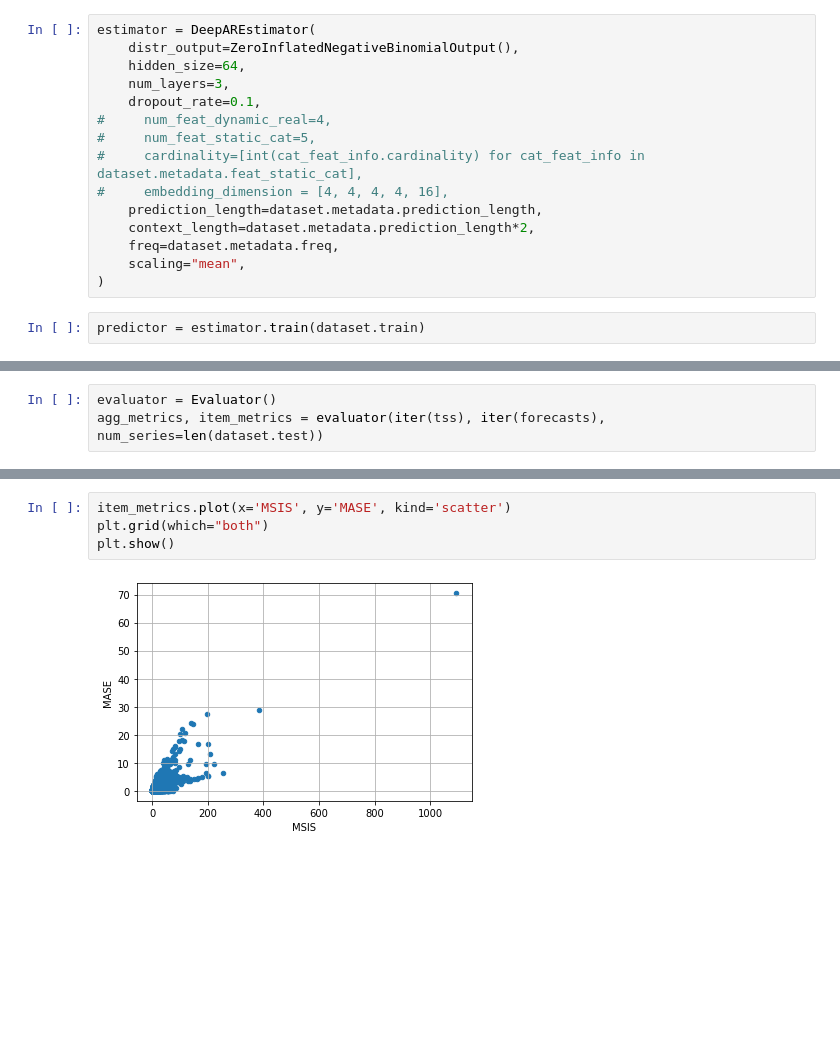
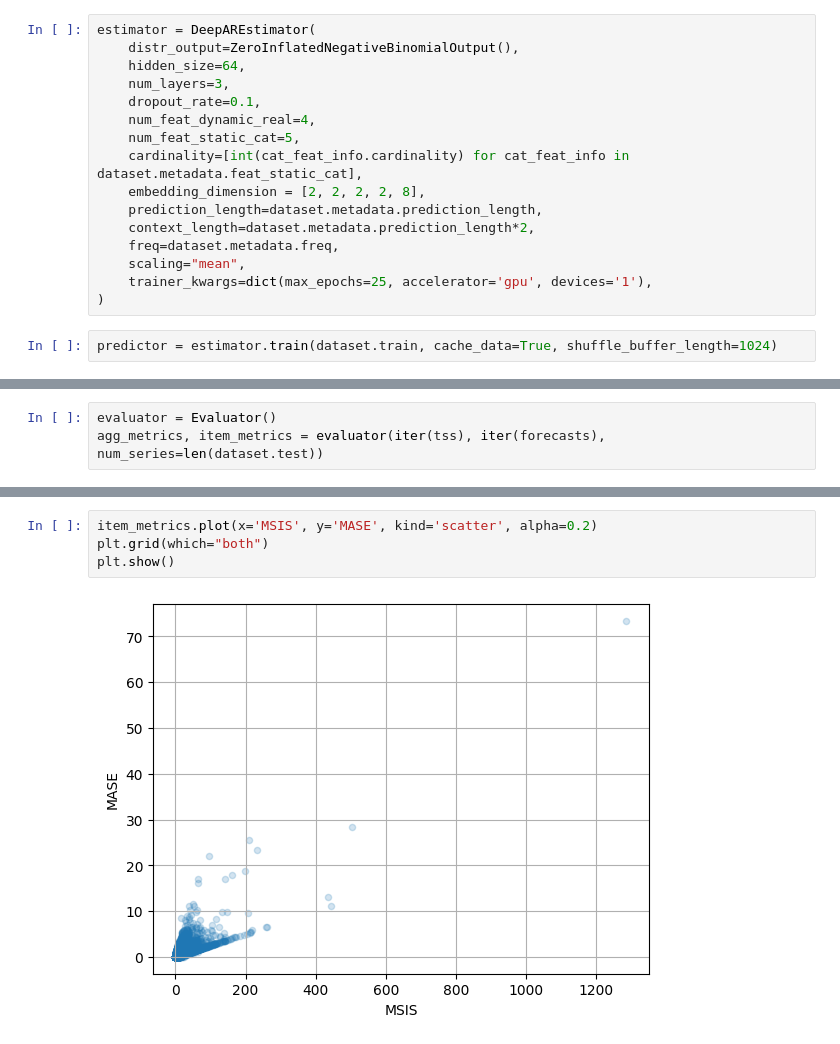
Before and after one commit to zalandoresearch/pytorch-ts, a Jupyter notebook: examples/m5.ipynb, the cells around one changed output, grey strips where cells are left out. Drawn from its saved outputs; the diff is of its cells as text; blank space fills up the shorter version.

Commit message:
trained with ZINB

```diff
--- a/examples/m5.ipynb
+++ b/examples/m5.ipynb
@@ -54,15 +52,16 @@ estimator = DeepAREstimator(
     hidden_size=64,
     num_layers=3,
     dropout_rate=0.1,
-#     num_feat_dynamic_real=4,
-#     num_feat_static_cat=5,
-#     cardinality=[int(cat_feat_info.cardinality) for cat_feat_info in dataset.metadata.feat_static_cat],
-#     embedding_dimension = [4, 4, 4, 4, 16],
+    num_feat_dynamic_real=4,
+    num_feat_static_cat=5,
+    cardinality=[int(cat_feat_info.cardinality) for cat_feat_info in dataset.metadata.feat_static_cat],
+    embedding_dimension = [2, 2, 2, 2, 8],
     prediction_length=dataset.metadata.prediction_length,
     context_length=dataset.metadata.prediction_length*2,
     freq=dataset.metadata.freq,
     scaling="mean",
+    trainer_kwargs=dict(max_epochs=25, accelerator='gpu', devices='1'),
 )
 # %%
-predictor = estimator.train(dataset.train)
+predictor = estimator.train(dataset.train, cache_data=True, shuffle_buffer_length=1024)
 # %% [output]
@@ -116,7 +131,7 @@ print(json.dumps(agg_metrics, indent=4))
 }
 # %%
-item_metrics.plot(x='MSIS', y='MASE', kind='scatter')
+item_metrics.plot(x='MSIS', y='MASE', kind='scatter', alpha=0.2)
 plt.grid(which="both")
 plt.show()
 # %% [output]
-[figure, old version]
+[figure, new version]
```
Also changed, not shown: parts of 5 cells of this notebook.
